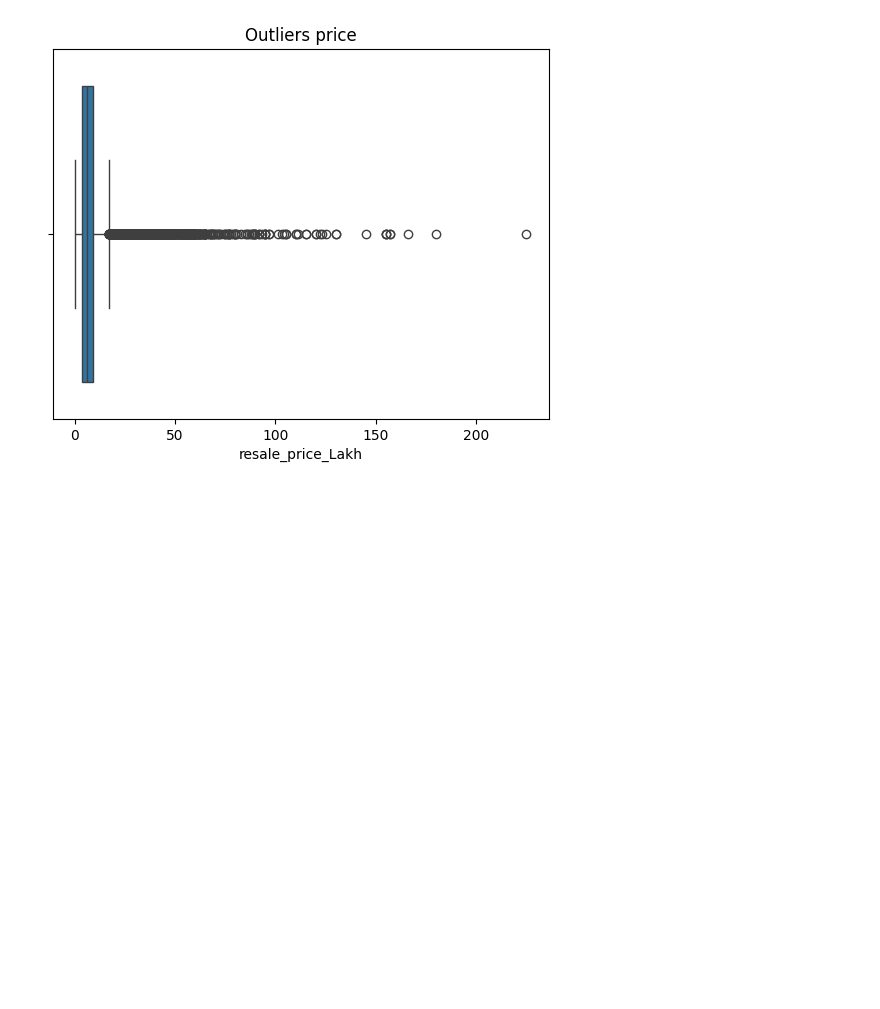
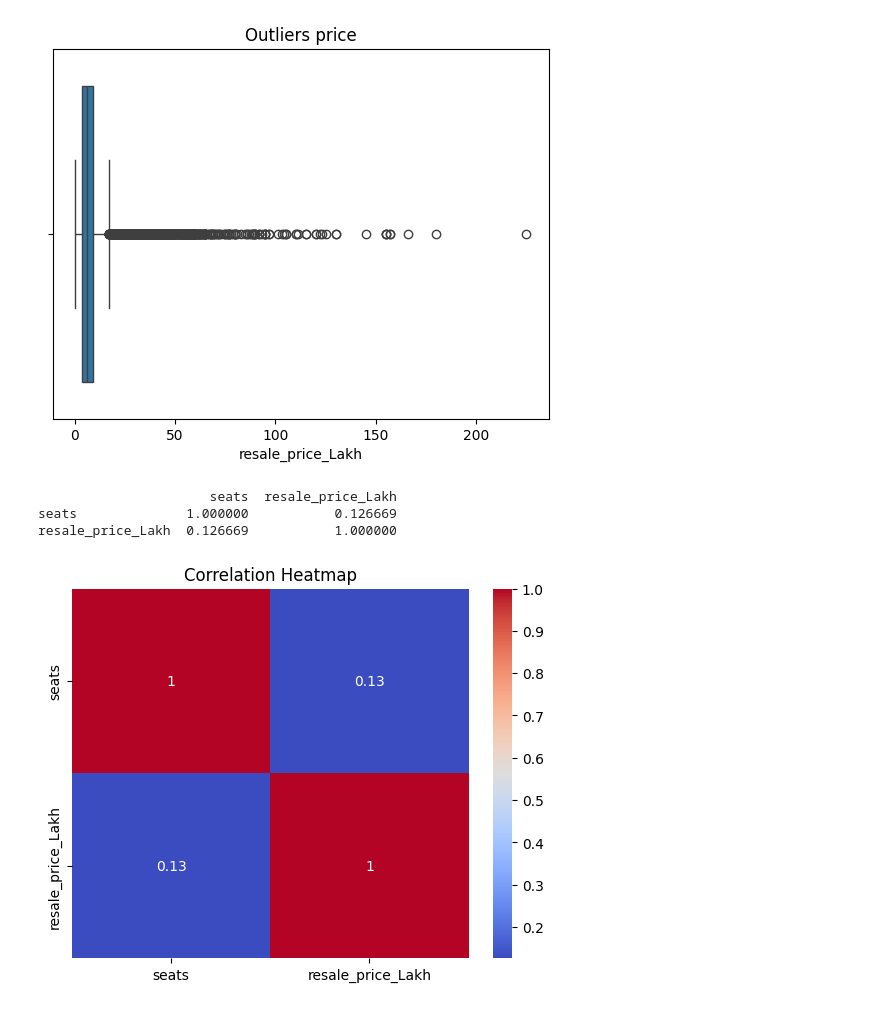
Before and after one commit to ruicoelhor22/AASE, a Jupyter notebook: dataQuality2.ipynb, the cells around one changed output. Drawn from its saved outputs; the diff is of its cells as text; code cells hidden in the pictures; blank space fills up the shorter version.

Commit message:
correlation, seats, enginne & medias

```diff
--- a/dataQuality2.ipynb
+++ b/dataQuality2.ipynb
@@ -52,8 +65,11 @@ Columns with duplicate values:
+# %%
+#remove cc from engine_capacity
+df['engine_capacity'] = df['engine_capacity'].str.replace('cc', '')
 # %%
 # Change the data types of multiple columns
 df = df.astype({
     'full_name': 'string',
-    'engine_capacity': 'string',
+    'engine_capacity': float,
     'insurance': 'string',
     'transmission_type': 'string',
     'kms_driven': 'string',
@@ -88,3 +104,13 @@ body_type            string[python]
 city                 string[python]
 resale_price_Lakh           float64
 dtype: object
+# %%
+# Update number of seats based on conditions
+df.loc[df['full_name'].isin(['2009 Maruti Estilo LXI', '2019 Nissan Kicks Diesel', '2010 Maruti Estilo LXI']), 'seats'] = 5
+df.loc[df['full_name'] == '2008 Ford Endeavour 3.0 4x4 Thunder Plus', 'seats'] = 7
+
+# Check
+distinct_full_names_with_blank_seats = df[df['seats'].isnull()]['full_name'].unique()
+print('Distinct full names with blank seats:')
+for full_name in distinct_full_names_with_blank_seats:
+    print(full_name)
@@ -165,3 +227,17 @@ plt.title("Outliers price")
 # %% [output]
 Text(0.5, 1.0, 'Outliers price')
 [figure]
+# %%
+# calculate correlation only between 'seats' and 'resale_price_Lakh' columns
+correlation = df[['seats', 'resale_price_Lakh']].corr()
+print(correlation)
+# %% [output]
+                      seats  resale_price_Lakh
+seats              1.000000           0.126669
+resale_price_Lakh  0.126669           1.000000
+# %%
+sns.heatmap(correlation, annot=True, cmap='coolwarm')
+plt.title("Correlation Heatmap")
+plt.show()
+# %% [output]
+[figure, added]
```
Also changed, not shown: parts of 8 cells of this notebook.
